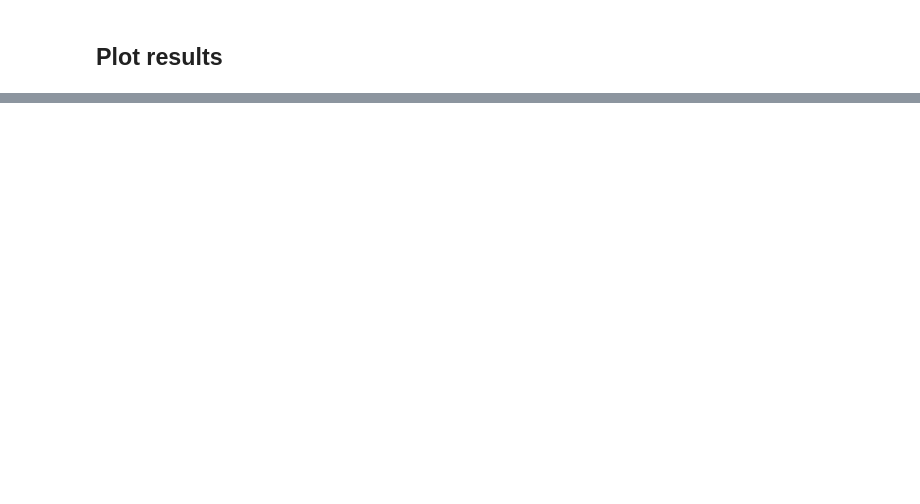
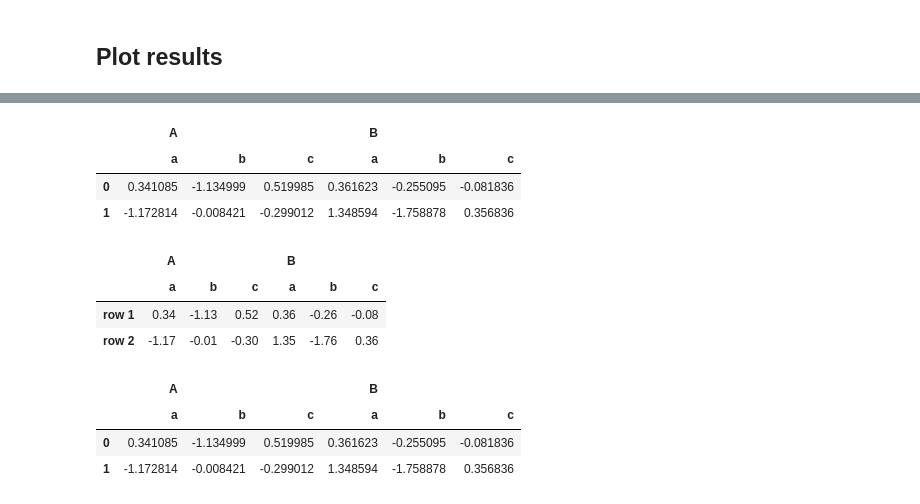
Before and after one commit to billtubbs/prod-inv-control, a Jupyter notebook: beer-game-1989/Sterman-1989-beer-game-functions.ipynb, the cells around one changed output, grey strips where cells are left out. Cells and saved outputs as stored; diff of their text form; code cells hidden in the pictures; blank space fills up the shorter version.

```diff
--- a/beer-game-1989/Sterman-1989-beer-game-functions.ipynb
+++ b/beer-game-1989/Sterman-1989-beer-game-functions.ipynb
@@ -636,0 +680,25 @@ plt.show()
+# %%
+midx = pd.MultiIndex.from_product([['A', 'B'], ['a', 'b', 'c']])
+df = pd.DataFrame(np.random.randn(2, len(midx)), columns=midx)
+df
+# %% [output]
+|  | A |  |  | B |  |  |
+|  | a | b | c | a | b | c |
+| 0 | 0.341085 | -1.134999 | 0.519985 | 0.361623 | -0.255095 | -0.081836 |
+| 1 | -1.172814 | -0.008421 | -0.299012 | 1.348594 | -1.758878 | 0.356836 |
+# %%
+df.style \
+  .format(precision=2) \
+  .relabel_index(["row 1", "row 2"], axis=0)
+# %% [output]
+|  | A |  |  | B |  |  |
+|  | a | b | c | a | b | c |
+| row 1 | 0.34 | -1.13 | 0.52 | 0.36 | -0.26 | -0.08 |
+| row 2 | -1.17 | -0.01 | -0.30 | 1.35 | -1.76 | 0.36 |
+# %%
+df.style.set_table_styles([{'selector': 'th', 'props': [('text-align', 'left')]}])
+# %% [output]
+|  | A |  |  | B |  |  |
+|  | a | b | c | a | b | c |
+| 0 | 0.341085 | -1.134999 | 0.519985 | 0.361623 | -0.255095 | -0.081836 |
+| 1 | -1.172814 | -0.008421 | -0.299012 | 1.348594 | -1.758878 | 0.356836 |
```
Also changed, not shown: parts of 15 cells of this notebook.
